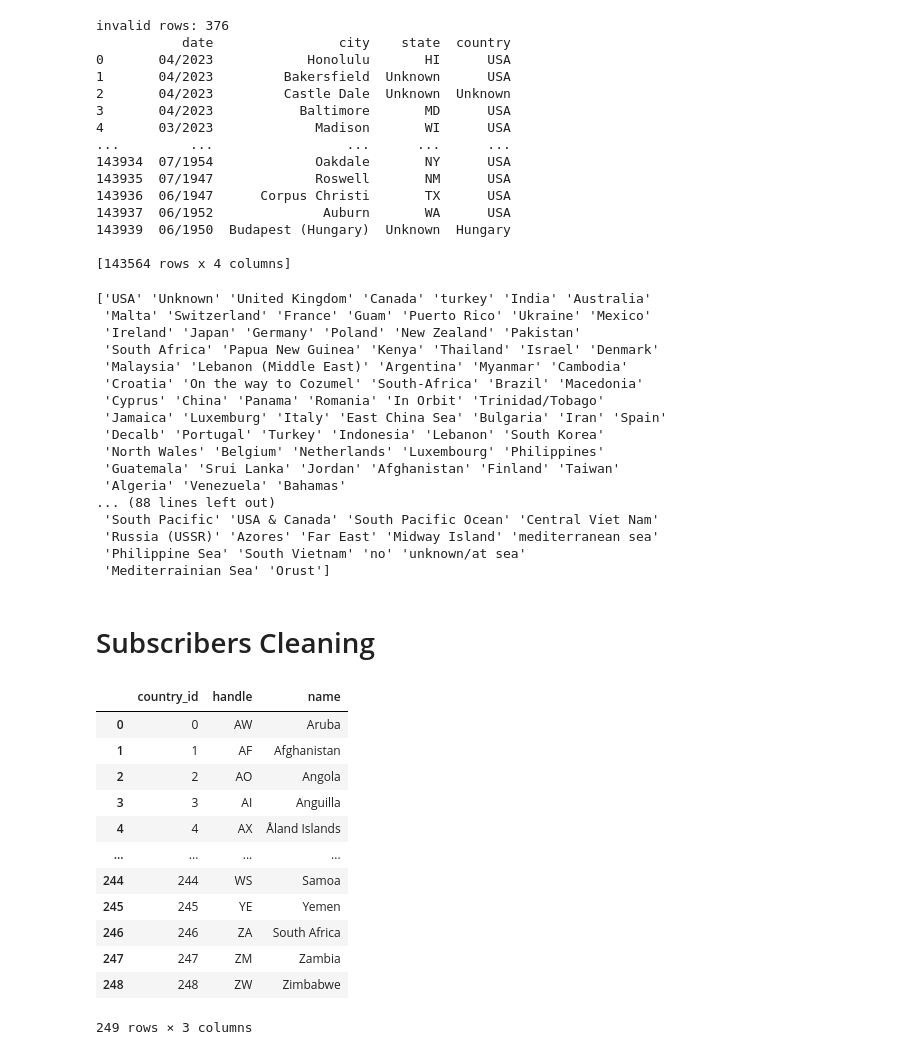
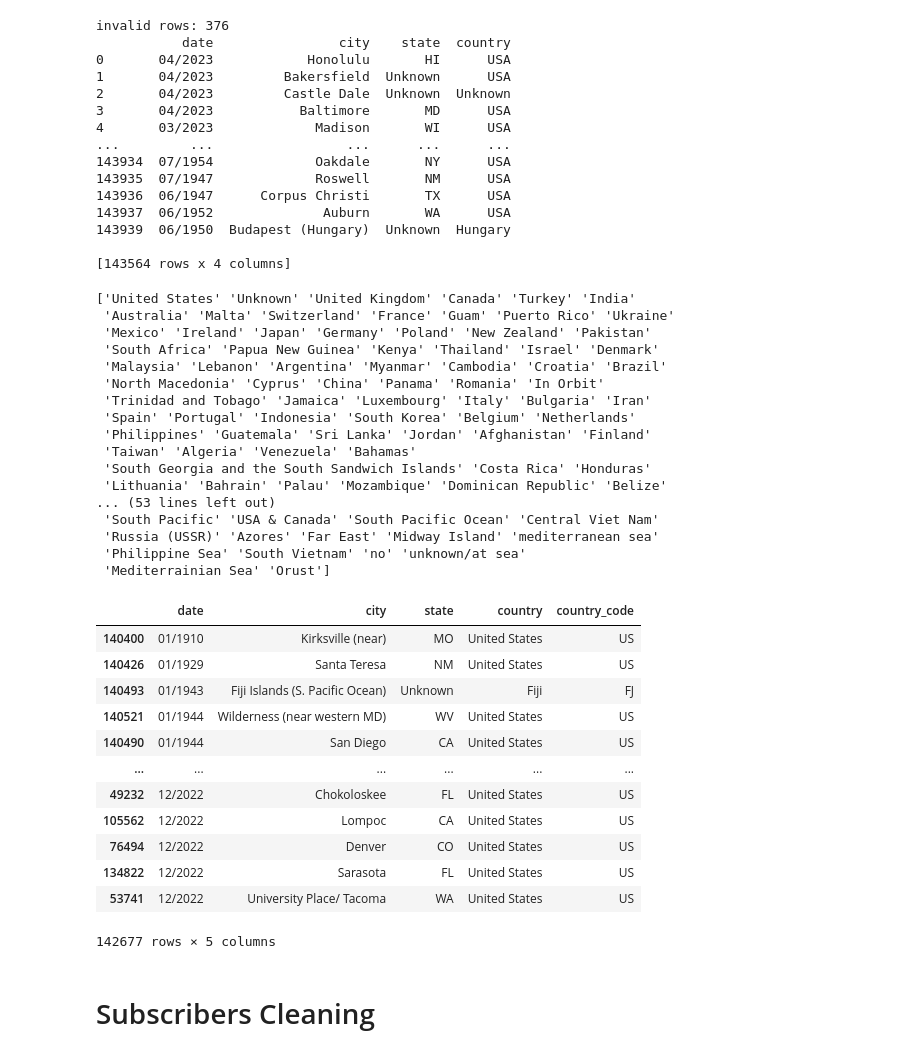
Before and after one commit to martijnooo/mini_project_SQL, a Jupyter notebook: data_cleaning.ipynb, the cells around one changed output. Drawn from its saved outputs; the diff is of its cells as text; code cells hidden in the pictures.

```diff
--- a/data_cleaning.ipynb
+++ b/data_cleaning.ipynb
@@ -146,28 +160,29 @@ invalid rows: 376
 [143564 rows x 4 columns]
 # %%
 # based on unique values from country we clean country column and remove invalid values
+ufo_report["country"] = ufo_report["country"].replace(country_mapping)
 unique_countries = ufo_report['country'].unique()
 print(unique_countries)
 
 # List of invalid values to remove
-invalid_countries = ['no', 'unknown', 'none', 'not applicable', 'unknown/at sea', 'unavailable', 'in orbit', 'space', 'atlantic ocean', 'caribbean sea', 'pacific ocean', 'international space station', 'moon', 'mars', 'none', 'not found']
+invalid_countries = ['no', 'unknown', "Unknown" 'none', 'not applicable', 'unknown/at sea', 'unavailable', 'in orbit', 'space', 'atlantic ocean', 'caribbean sea', 'pacific ocean', 'international space station', 'moon', 'mars', 'none', 'not found']
 
 # Convert the 'Country' column to lowercase and filter out invalid values
 ufo_report = ufo_report[~ufo_report['country'].str.lower().isin(invalid_countries)]
 # %% [output]
-['USA' 'Unknown' 'United Kingdom' 'Canada' 'turkey' 'India' 'Australia'
- 'Malta' 'Switzerland' 'France' 'Guam' 'Puerto Rico' 'Ukraine' 'Mexico'
- 'Ireland' 'Japan' 'Germany' 'Poland' 'New Zealand' 'Pakistan'
+['United States' 'Unknown' 'United Kingdom' 'Canada' 'Turkey' 'India'
+ 'Australia' 'Malta' 'Switzerland' 'France' 'Guam' 'Puerto Rico' 'Ukraine'
+ 'Mexico' 'Ireland' 'Japan' 'Germany' 'Poland' 'New Zealand' 'Pakistan'
  'South Africa' 'Papua New Guinea' 'Kenya' 'Thailand' 'Israel' 'Denmark'
- 'Malaysia' 'Lebanon (Middle East)' 'Argentina' 'Myanmar' 'Cambodia'
- 'Croatia' 'On the way to Cozumel' 'South-Africa' 'Brazil' 'Macedonia'
- 'Cyprus' 'China' 'Panama' 'Romania' 'In Orbit' 'Trinidad/Tobago'
- 'Jamaica' 'Luxemburg' 'Italy' 'East China Sea' 'Bulgaria' 'Iran' 'Spain'
- 'Decalb' 'Portugal' 'Turkey' 'Indonesia' 'Lebanon' 'South Korea'
- 'North Wales' 'Belgium' 'Netherlands' 'Luxembourg' 'Philippines'
- 'Guatemala' 'Srui Lanka' 'Jordan' 'Afghanistan' 'Finland' 'Taiwan'
- 'Algeria' 'Venezuela' 'Bahamas'
-... (88 lines left out)
+ 'Malaysia' 'Lebanon' 'Argentina' 'Myanmar' 'Cambodia' 'Croatia' 'Brazil'
+ 'North Macedonia' 'Cyprus' 'China' 'Panama' 'Romania' 'In Orbit'
+ 'Trinidad and Tobago' 'Jamaica' 'Luxembourg' 'Italy' 'Bulgaria' 'Iran'
+ 'Spain' 'Portugal' 'Indonesia' 'South Korea' 'Belgium' 'Netherlands'
+ 'Philippines' 'Guatemala' 'Sri Lanka' 'Jordan' 'Afghanistan' 'Finland'
+ 'Taiwan' 'Algeria' 'Venezuela' 'Bahamas'
+ 'South Georgia and the South Sandwich Islands' 'Costa Rica' 'Honduras'
+ 'Lithuania' 'Bahrain' 'Palau' 'Mozambique' 'Dominican Republic' 'Belize'
+... (53 lines left out)
  'South Pacific' 'USA & Canada' 'South Pacific Ocean' 'Central Viet Nam'
  'Russia (USSR)' 'Azores' 'Far East' 'Midway Island' 'mediterranean sea'
  'Philippine Sea' 'South Vietnam' 'no' 'unknown/at sea'
@@ -190,6 +205,22 @@ ufo_report['country_code'] = ufo_report['country'].apply(lambda x: get_country_c
 
 # Zeilen mit fehlendem "Country_Code" entfernen
 ufo_report = ufo_report.dropna(subset=['country_code'])
+# %%
+ufo_report.sort_values(by="date")
+# %% [output]
+|  | date | city | state | country | country_code |
+| 140400 | 01/1910 | Kirksville (near) | MO | United States | US |
+| 140426 | 01/1929 | Santa Teresa | NM | United States | US |
+| 140493 | 01/1943 | Fiji Islands (S. Pacific Ocean) | Unknown | Fiji | FJ |
+| 140521 | 01/1944 | Wilderness (near western MD) | WV | United States | US |
+| 140490 | 01/1944 | San Diego | CA | United States | US |
+| ... | ... | ... | ... | ... | ... |
+| 49232 | 12/2022 | Chokoloskee | FL | United States | US |
+| 105562 | 12/2022 | Lompoc | CA | United States | US |
+| 76494 | 12/2022 | Denver | CO | United States | US |
+| 134822 | 12/2022 | Sarasota | FL | United States | US |
+| 53741 | 12/2022 | University Place/ Tacoma | WA | United States | US |
+142677 rows × 5 columns
 # %%
 # Merge ufo_report with countries_df to get the corresponding country_id
 ufo_report = ufo_report.merge(countries_df[['handle', 'country_id']], how='left', left_on='country_code', right_on='handle')
@@ -231,19 +262,3 @@ ufo_report["date_index"] = ufo_report["date"].map(date_to_index)
 
 # Replace dates in movies["date_added_formatted"] with their corresponding indices
 movies["date_index"] = movies["date_added_formatted"].map(date_to_index)
-# %%
-countries_df
-# %% [output]
-|  | country_id | handle | name |
-| 0 | 0 | AW | Aruba |
-| 1 | 1 | AF | Afghanistan |
-| 2 | 2 | AO | Angola |
-| 3 | 3 | AI | Anguilla |
-| 4 | 4 | AX | Åland Islands |
-| ... | ... | ... | ... |
-| 244 | 244 | WS | Samoa |
-| 245 | 245 | YE | Yemen |
-| 246 | 246 | ZA | South Africa |
-| 247 | 247 | ZM | Zambia |
-| 248 | 248 | ZW | Zimbabwe |
-249 rows × 3 columns
```
Also changed, not shown: parts of 9 cells of this notebook, 9 other files.
